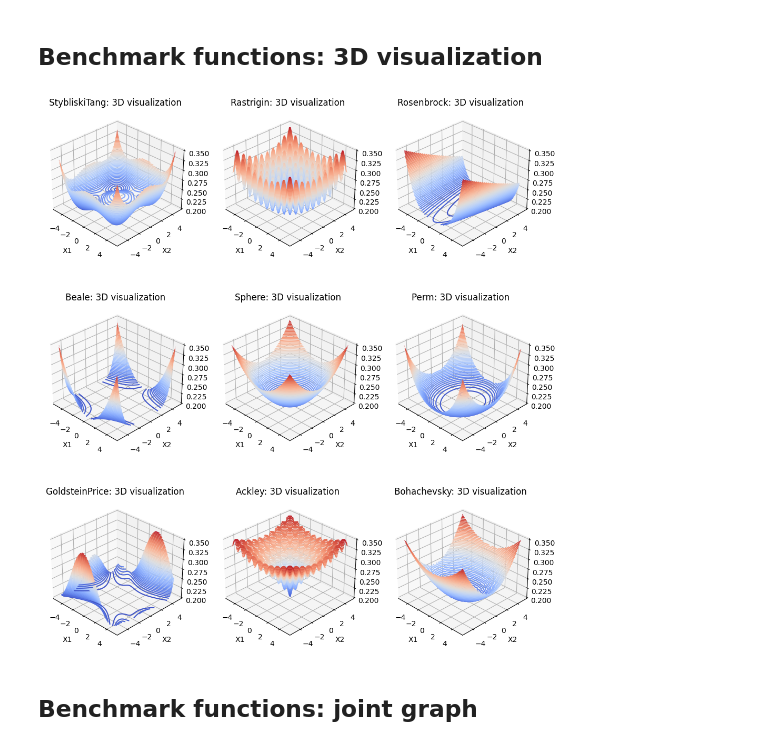
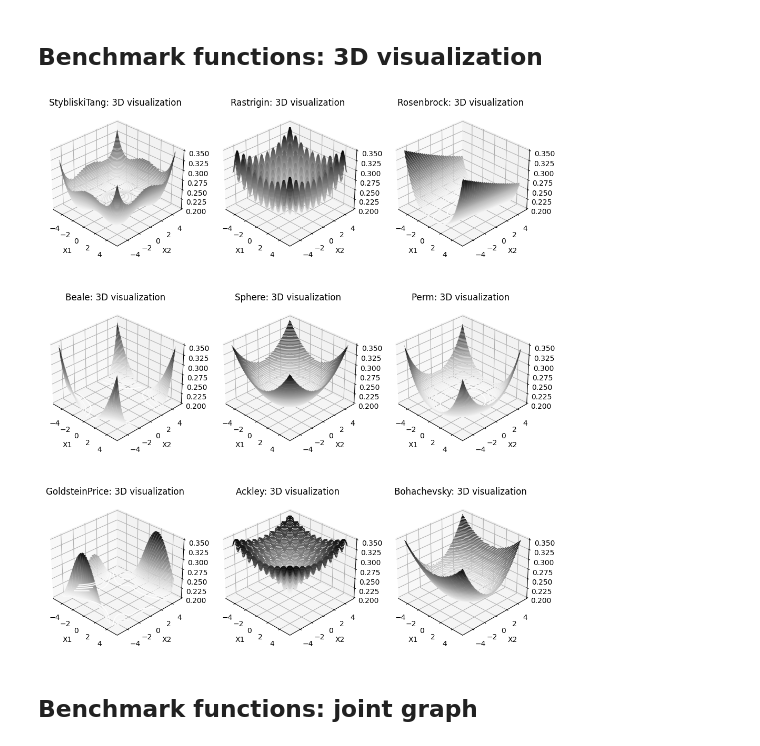
Before and after one commit to oselin/algorithm_development, a Jupyter notebook: 1.benchmark_functions.ipynb, the cells around one changed output. Drawn from its saved outputs; the diff is of its cells as text; code cells hidden in the pictures.

```diff
--- a/1.benchmark_functions.ipynb
+++ b/1.benchmark_functions.ipynb
@@ -29,7 +29,7 @@ for idx, fcn in enumerate(benchmarkfunction_list):
     Fnorm = Fn(points.T)
 
     ax = fig.add_subplot(6, 3, idx + 1)
-    ax.contourf(X1,X2,Fnorm.reshape(101,101).T, cmap=cm.coolwarm)
+    ax.contourf(X1,X2,Fnorm.reshape(101,101).T, cmap=cm.Greys)
     ax.axis('scaled')
     ax.set_title(fcn.__name__ + ": 2D visualization")
     ax.set_xlabel("X1")
@@ -44,29 +44,29 @@ plt.show()
 # %%
 # Define the X1 and X2 span
 X1 =  X2 = np.linspace(-5, 5, 101)
 points = np.array([[x1,x2] for x1 in X1 for x2 in X2])
 
 fig = plt.figure(figsize=(4*3, 4*7))
 #fig.suptitle("Benchmark functions")
 
 for idx, fcn in enumerate(benchmarkfunction_list):
     # Compute the function
     Fx = fcn(points.T)
 
     # Rescaling the function to 0.20 - 0.35 range
     Fn = lambda p: (fcn(p) - np.min(Fx)) * (0.15)/(np.max(Fx) - np.min(Fx)) + 0.20
     Fnorm = Fn(points.T)
 
     ax = fig.add_subplot(6, 3, idx + 1, projection='3d')
-    ax.contour3D(X1, X2, Fnorm.reshape(101,101).T, 50, cmap=cm.coolwarm)
+    ax.contour3D(X1, X2, Fnorm.reshape(101,101).T, 50, cmap=cm.Greys)
     ax.set_xlabel("X1")
     ax.set_ylabel("X2")
     ax.set_title(fcn.__name__ + ": 3D visualization")
     ax.view_init(30, -45)
 
 plt.show()
 # %% [output]
-[figure, old version]
+[figure, new version]
 # %% [markdown]
 ## Benchmark functions: joint graph
 # %%
```
Also changed, not shown: parts of 1 cell of this notebook, 4 other files.
